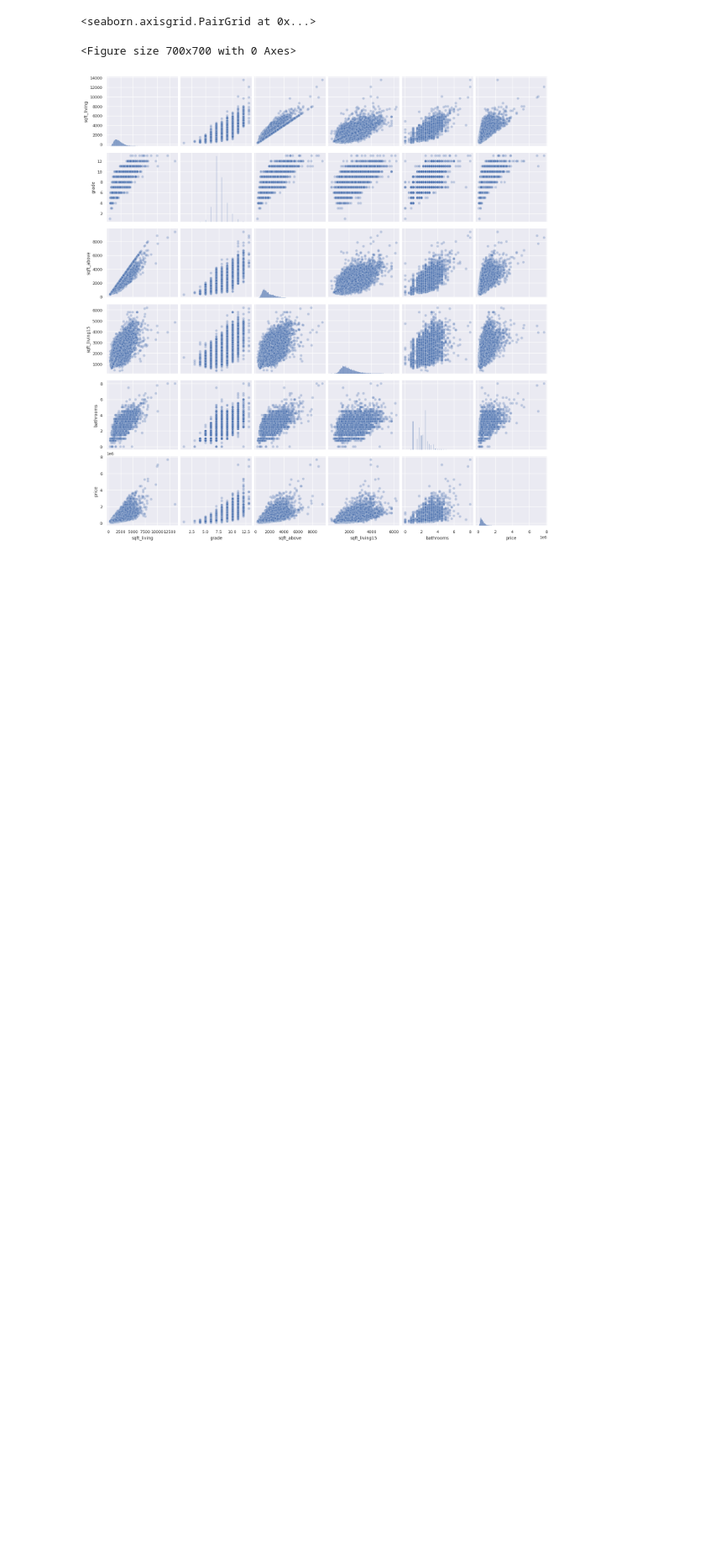
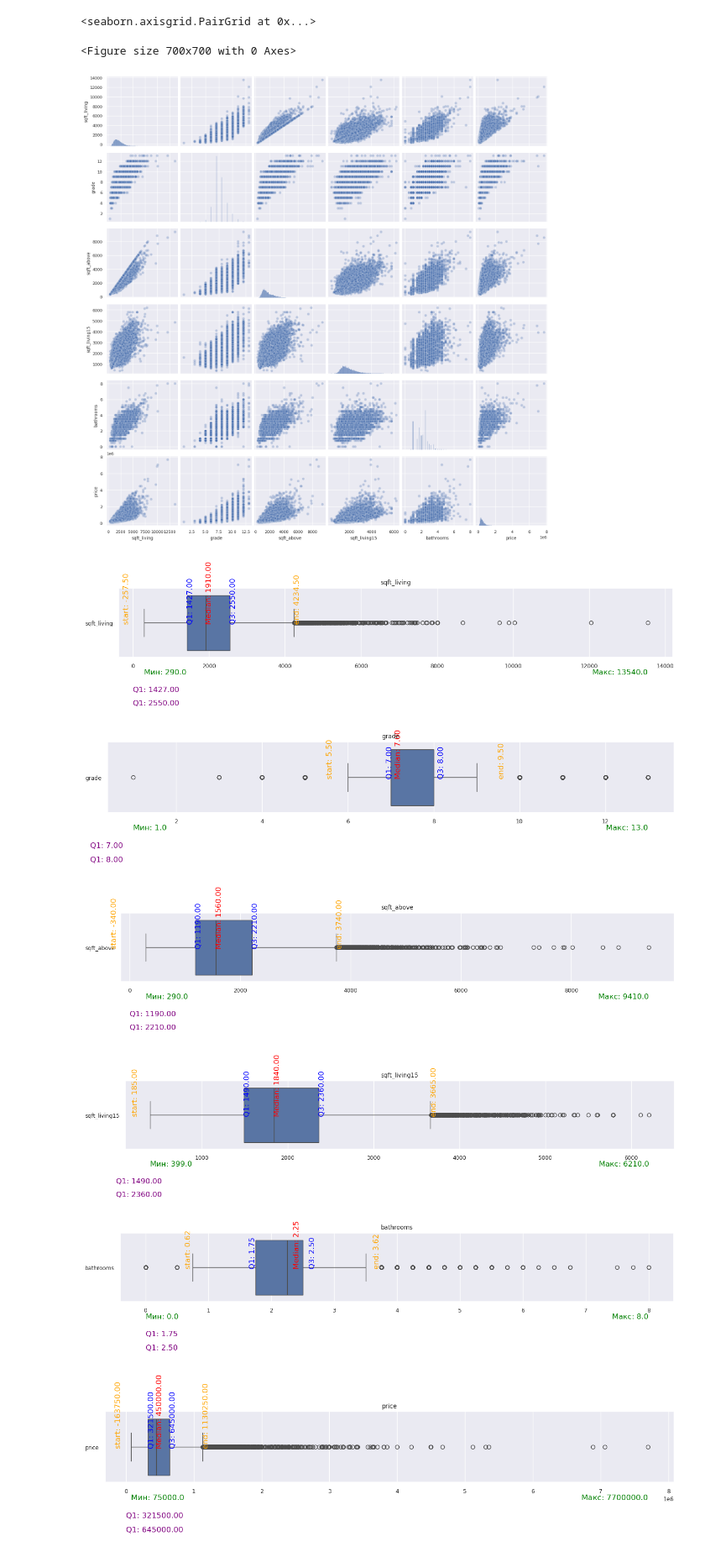
Before and after one commit to Firewolf304/AI-jupyter, a Jupyter notebook: lab1/1.ЛР-1.ipynb, the cells around one changed output. Shown at 84% size. Cells and saved outputs as stored; diff of their text form; code cells hidden in the pictures; blank space fills up the shorter version.

```diff
--- a/lab1/1.ЛР-1.ipynb
+++ b/lab1/1.ЛР-1.ipynb
@@ -269,3 +271,46 @@ sns.pairplot(
 <seaborn.axisgrid.PairGrid at 0x...>
 <Figure size 700x700 with 0 Axes>
 [figure]
+# %%
+for feature_name in (features+target):
+
+    # Построить полотно для рисования с указанным размером
+    plt.figure(figsize=(16,2))
+
+    # На созданном полотне отрисовать boxplot
+    sns.boxplot(
+      data=df[[feature_name]], # данные
+      orient='h' # ориентация графика
+               )
+    median = df[feature_name].median()
+    #quantiles = df[feature_name].quantile([0.25, 0.75])
+    min_val = df[feature_name].min()
+    max_val = df[feature_name].max()
+
+    Q1 = df[feature_name].quantile(0.25)
+    Q3 = df[feature_name].quantile(0.75)
+    IQR = Q3 - Q1
+    lower_bound = Q1 - 1.5 * IQR
+    upper_bound = Q3 + 1.5 * IQR
+
+    plt.text(median + 0.1, 0, f'Median: {median:.2f}', color='red', fontsize=12,rotation=90)
+    plt.text(Q1 - 0.1, 0, f'Q1: {Q1:.2f}', color='blue', fontsize=12, rotation=90)
+    plt.text(Q3 + 0.1, 0, f'Q3: {Q3:.2f}', color='blue', fontsize=12, rotation=90)
+    plt.text(0 , 1, f'Q1: {Q1:.2f}', color='purple', fontsize=12, rotation=0)
+    plt.text(0, 1.2, f'Q1: {Q3:.2f}', color='purple', fontsize=12, rotation=0)
+    plt.text(min_val, 0.75, f'Мин: {min_val}', color='green', fontsize=12, horizontalalignment='left')
+    plt.text(max_val, 0.75, f'Макс: {max_val}', color='green', fontsize=12, horizontalalignment='right')
+    plt.text(lower_bound, 0, f'start: {lower_bound:.2f}', color='orange', fontsize=12, rotation=90)
+    plt.text(upper_bound, 0, f'end: {upper_bound:.2f}', color='orange', fontsize=12, rotation=90)
+
+
+
+    plt.title(feature_name)
+    plt.show()
+# %% [output]
+[figure, added]
+[figure, added]
+[figure, added]
+[figure, added]
+[figure, added]
+[figure, added]
```
Also changed, not shown: parts of 34 cells of this notebook, 3 other files.
